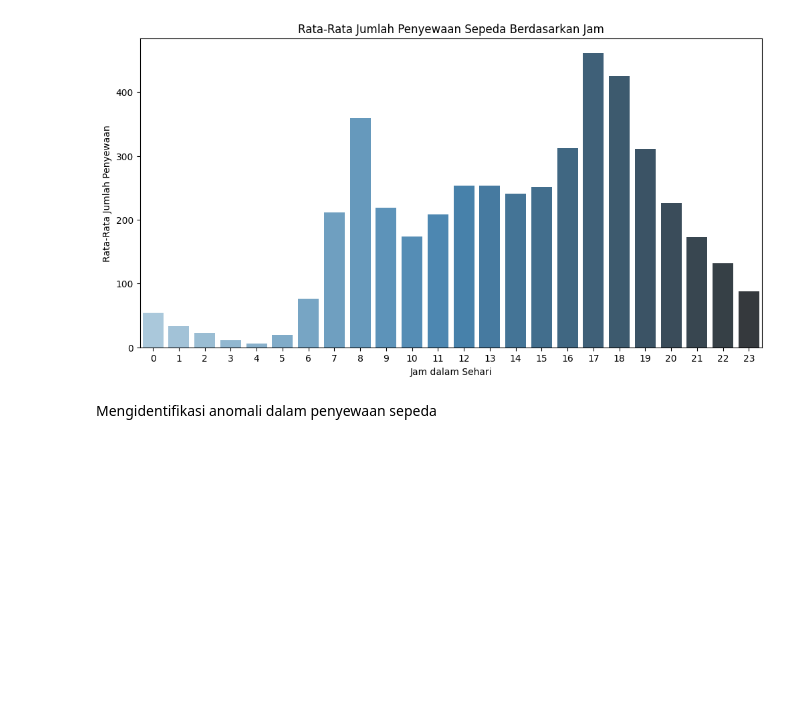
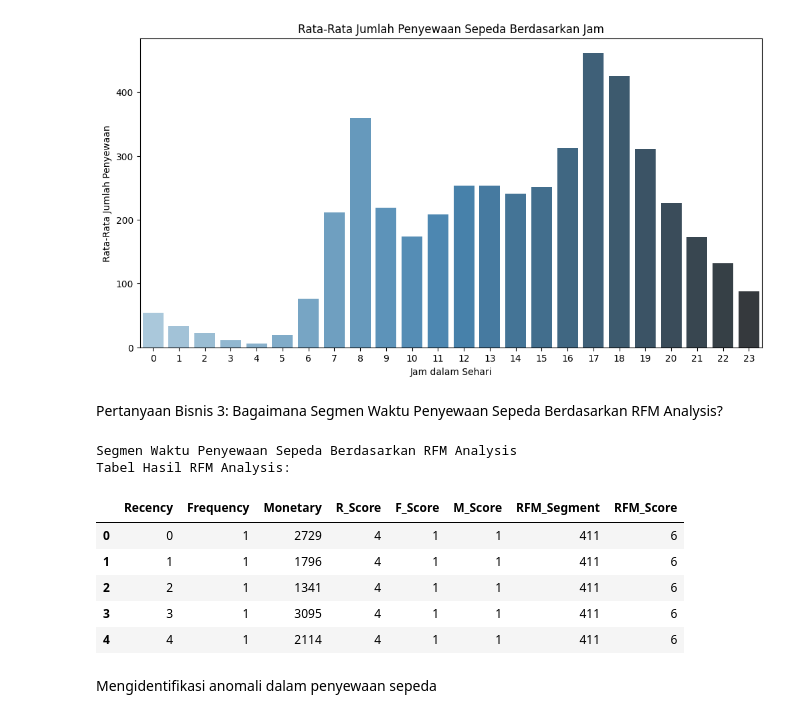
Before and after one commit to septiapriliawulandari/Analisis-Bike-Sharing-Dataset, a Jupyter notebook: notebook.ipynb, the cells around one changed output. Cells and saved outputs as stored; diff of their text form; code cells hidden in the pictures; blank space fills up the shorter version.

```diff
--- a/notebook.ipynb
+++ b/notebook.ipynb
@@ -52,6 +52,37 @@ Passing `palette` without assigning `hue` is deprecated and will be removed in v
 
   sns.barplot(x='hr', y='cnt', data=hour_grouped, palette='Blues_d')
 [figure]
+# %% [markdown]
+Pertanyaan Bisnis 3: Bagaimana Segmen Waktu Penyewaan Sepeda Berdasarkan RFM Analysis?
+# %%
+print('Segmen Waktu Penyewaan Sepeda Berdasarkan RFM Analysis')
+day_data['dteday'] = pd.to_datetime(day_data['dteday'])
+day_data['days_since_last'] = (day_data['dteday'].max() - pd.to_datetime(day_data['dteday'])).dt.days
+rfm = day_data.groupby('days_since_last').agg({
+    'days_since_last': 'min',
+    'instant': 'count',
+    'cnt': 'sum'
+}).rename(columns={
+    'days_since_last': 'Recency',
+    'instant': 'Frequency',
+    'cnt': 'Monetary'
+}).reset_index(drop=True)
+rfm['R_Score'] = pd.qcut(rfm['Recency'], 4, labels=[4, 3, 2, 1])
+rfm['F_Score'] = pd.qcut(rfm['Frequency'].rank(method='first'), 4, labels=[1, 2, 3, 4])
+rfm['M_Score'] = pd.qcut(rfm['Monetary'], 4, labels=[1, 2, 3, 4])
+rfm['RFM_Segment'] = rfm['R_Score'].astype(str) + rfm['F_Score'].astype(str) + rfm['M_Score'].astype(str)
+rfm['RFM_Score'] = rfm[['R_Score', 'F_Score', 'M_Score']].sum(axis=1)
+print('Tabel Hasil RFM Analysis:')
+display(rfm.head())
+# %% [output]
+Segmen Waktu Penyewaan Sepeda Berdasarkan RFM Analysis
+Tabel Hasil RFM Analysis:
+|  | Recency | Frequency | Monetary | R_Score | F_Score | M_Score | RFM_Segment | RFM_Score |
+| 0 | 0 | 1 | 2729 | 4 | 1 | 1 | 411 | 6 |
+| 1 | 1 | 1 | 1796 | 4 | 1 | 1 | 411 | 6 |
+| 2 | 2 | 1 | 1341 | 4 | 1 | 1 | 411 | 6 |
+| 3 | 3 | 1 | 3095 | 4 | 1 | 1 | 411 | 6 |
+| 4 | 4 | 1 | 2114 | 4 | 1 | 1 | 411 | 6 |
 # %% [markdown]
 Mengidentifikasi anomali dalam penyewaan sepeda
 # %%
```
Also changed, not shown: 1 other file.
